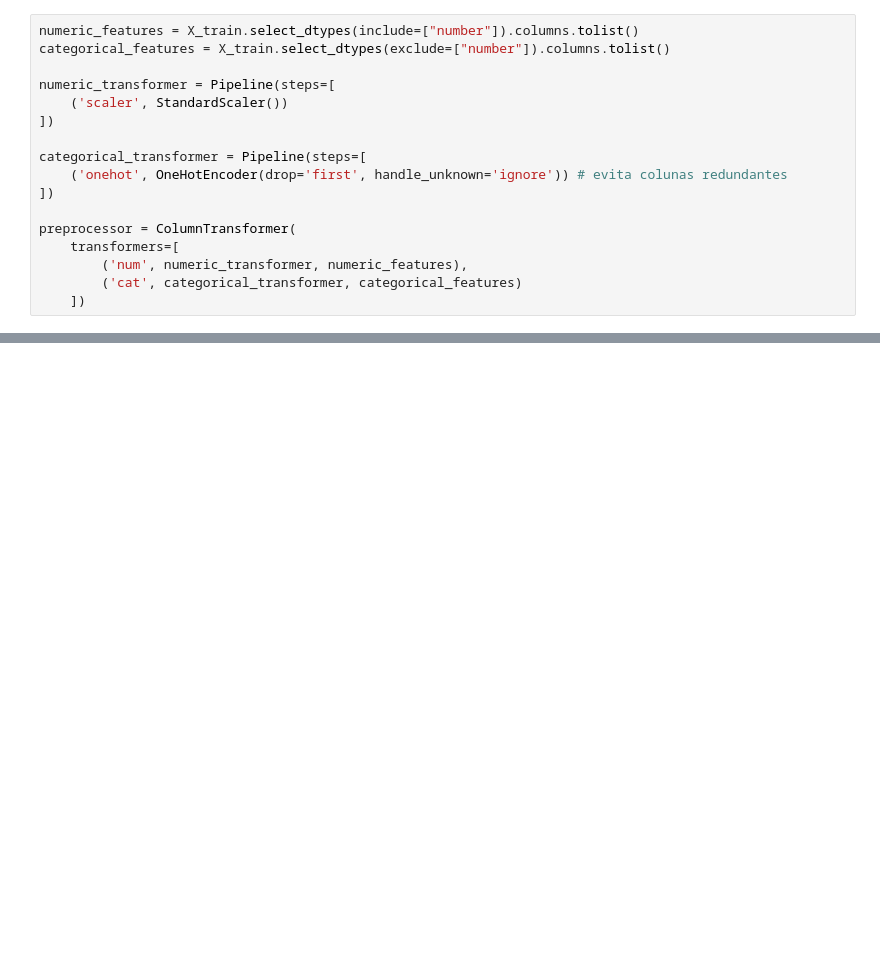
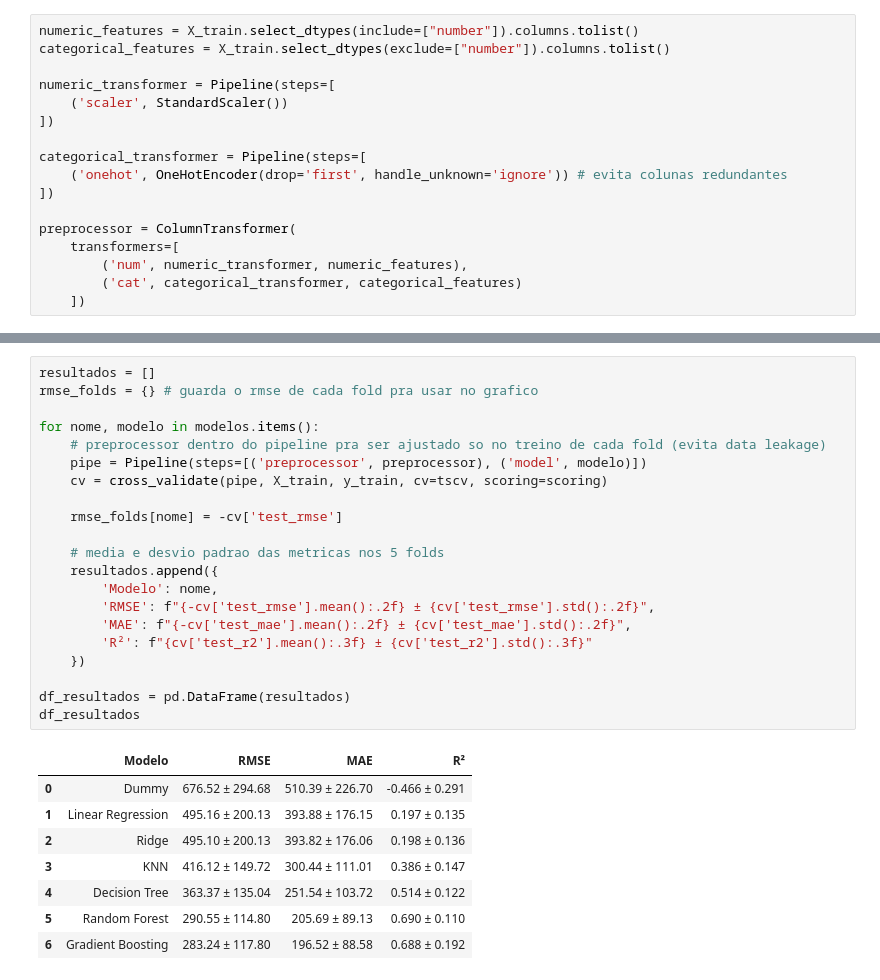
Before and after one commit to fprossoni/MachineLearning_SeoulBikeSharing, a Jupyter notebook: T1_Aprendizado_Bike_Sharing.ipynb, the cells around one changed output, grey strips where cells are left out. Saved outputs shown, nothing was run; the diff lists cells and outputs as text; blank space fills up the shorter version.

```diff
--- a/T1_Aprendizado_Bike_Sharing.ipynb
+++ b/T1_Aprendizado_Bike_Sharing.ipynb
@@ -82,0 +113,30 @@ preprocessor = ColumnTransformer(
+# %%
+resultados = []
+rmse_folds = {} # guarda o rmse de cada fold pra usar no grafico
+
+for nome, modelo in modelos.items():
+    # preprocessor dentro do pipeline pra ser ajustado so no treino de cada fold (evita data leakage)
+    pipe = Pipeline(steps=[('preprocessor', preprocessor), ('model', modelo)])
+    cv = cross_validate(pipe, X_train, y_train, cv=tscv, scoring=scoring)
+
+    rmse_folds[nome] = -cv['test_rmse']
+
+    # media e desvio padrao das metricas nos 5 folds
+    resultados.append({
+        'Modelo': nome,
+        'RMSE': f"{-cv['test_rmse'].mean():.2f} ± {cv['test_rmse'].std():.2f}",
+        'MAE': f"{-cv['test_mae'].mean():.2f} ± {cv['test_mae'].std():.2f}",
+        'R²': f"{cv['test_r2'].mean():.3f} ± {cv['test_r2'].std():.3f}"
+    })
+
+df_resultados = pd.DataFrame(resultados)
+df_resultados
+# %% [output]
+|  | Modelo | RMSE | MAE | R² |
+| 0 | Dummy | 676.52 ± 294.68 | 510.39 ± 226.70 | -0.466 ± 0.291 |
+| 1 | Linear Regression | 495.16 ± 200.13 | 393.88 ± 176.15 | 0.197 ± 0.135 |
+| 2 | Ridge | 495.10 ± 200.13 | 393.82 ± 176.06 | 0.198 ± 0.136 |
+| 3 | KNN | 416.12 ± 149.72 | 300.44 ± 111.01 | 0.386 ± 0.147 |
+| 4 | Decision Tree | 363.37 ± 135.04 | 251.54 ± 103.72 | 0.514 ± 0.122 |
+| 5 | Random Forest | 290.55 ± 114.80 | 205.69 ± 89.13 | 0.690 ± 0.110 |
+| 6 | Gradient Boosting | 283.24 ± 117.80 | 196.52 ± 88.58 | 0.688 ± 0.192 |
```
Also changed, not shown: parts of 2 cells of this notebook.
